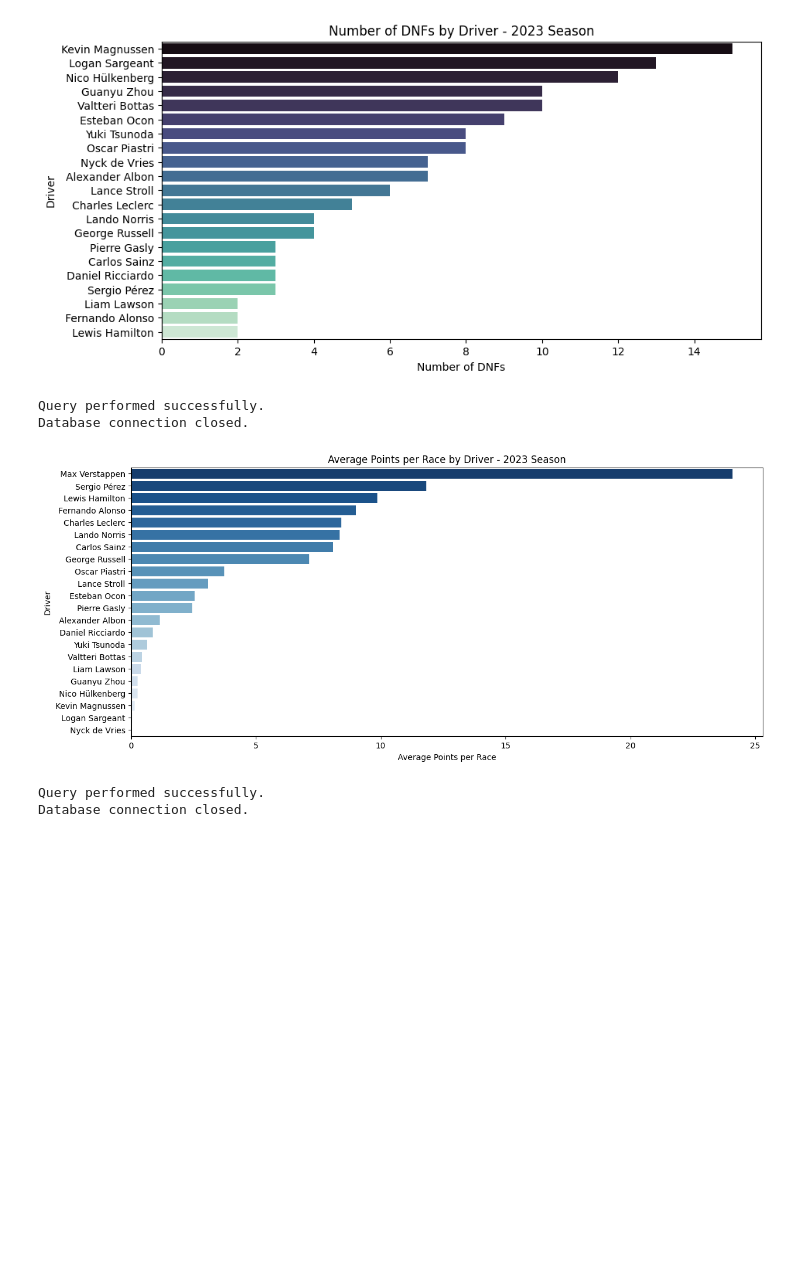
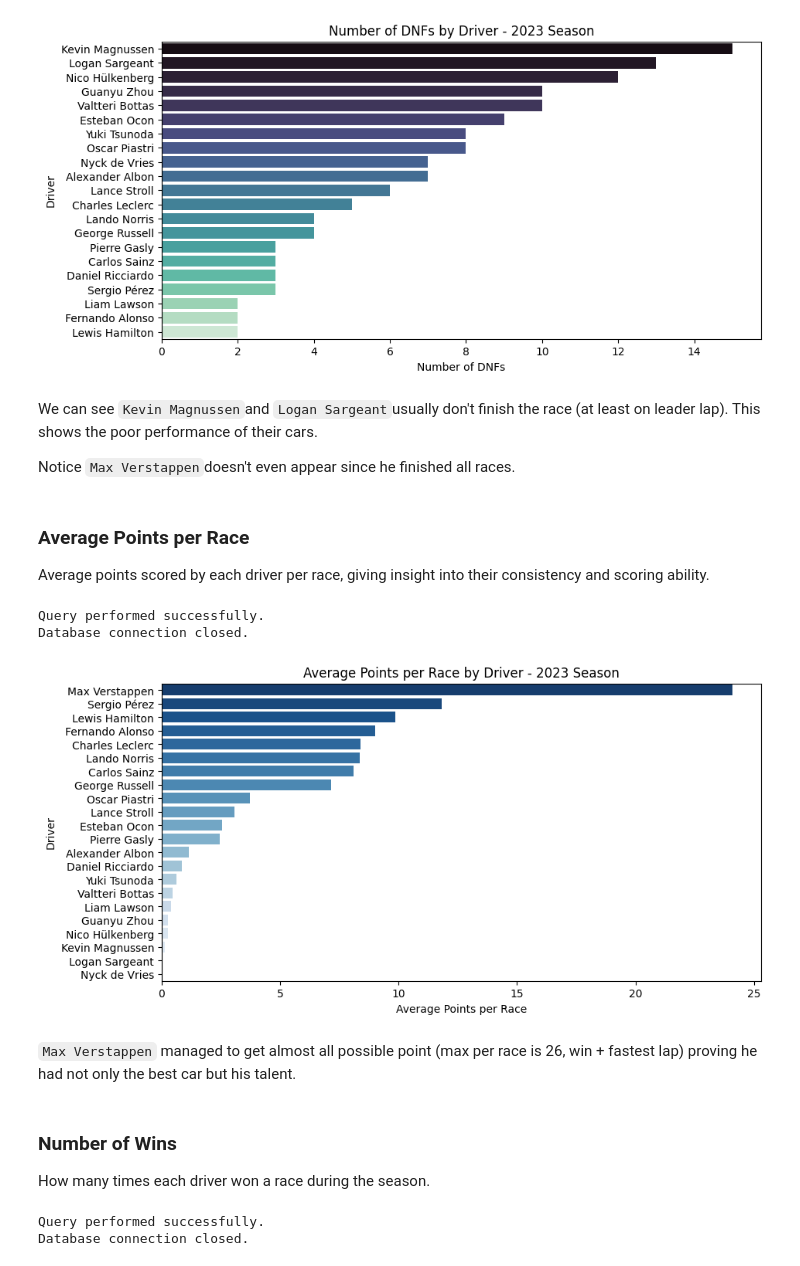
Before and after one commit to SupernovaIa/Proyecto5-F1-Analysis, a Jupyter notebook: notebooks/03-eda.ipynb, the cells around one changed output. Drawn from its saved outputs; the diff is of its cells as text; code cells hidden in the pictures; blank space fills up the shorter version.

```diff
--- a/notebooks/03-eda.ipynb
+++ b/notebooks/03-eda.ipynb
@@ -177,6 +180,13 @@ plt.title('Number of DNFs by Driver - 2023 Season')
 plt.show()
 # %% [output]
 [figure]
+# %% [markdown]
+We can see `Kevin Magnussen`and `Logan Sargeant`usually don't finish the race (at least on leader lap). This shows the poor performance of their cars.
+
+Notice `Max Verstappen`doesn't even appear since he finished all races.
+# %% [markdown]
+### Average Points per Race
+Average points scored by each driver per race, giving insight into their consistency and scoring ability.
 # %%
 df_7 = pd.DataFrame(sql_query(query_7))
 df_7.columns = ['Driver', 'avg_points']
@@ -184,19 +194,24 @@ df_7.columns = ['Driver', 'avg_points']
 Query performed successfully.
 Database connection closed.
 # %%
-plt.figure(figsize=(14, 6))
+plt.figure(figsize=(10, 5))
 sns.barplot(
     x='avg_points',
     y='Driver',
     data=df_7,
     palette='Blues_r'
 )
 plt.xlabel('Average Points per Race')
 plt.ylabel('Driver')
 plt.title('Average Points per Race by Driver - 2023 Season')
 plt.show()
 # %% [output]
-[figure, old version]
+[figure, new version]
+# %% [markdown]
+`Max Verstappen` managed to get almost all possible point (max per race is 26, win + fastest lap) proving he had not only the best car but his talent.
+# %% [markdown]
+### Number of Wins
+How many times each driver won a race during the season.
 # %%
 df_8 = pd.DataFrame(sql_query(query_8))
 df_8.columns = ['Driver', 'wins']
```
Also changed, not shown: parts of 7 cells of this notebook.
